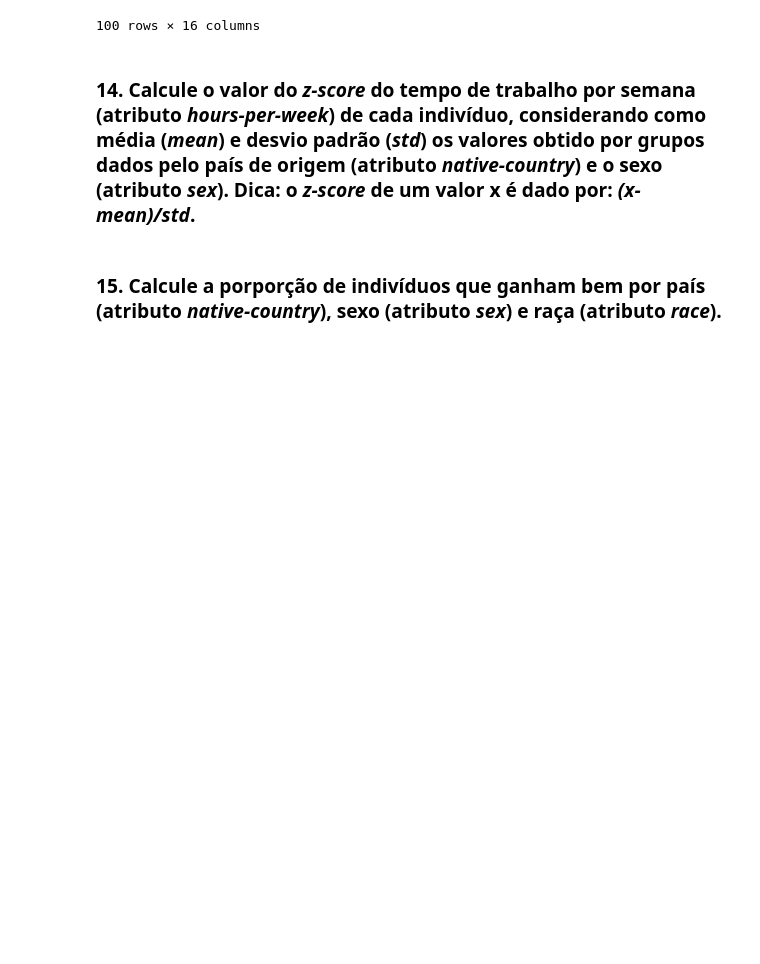
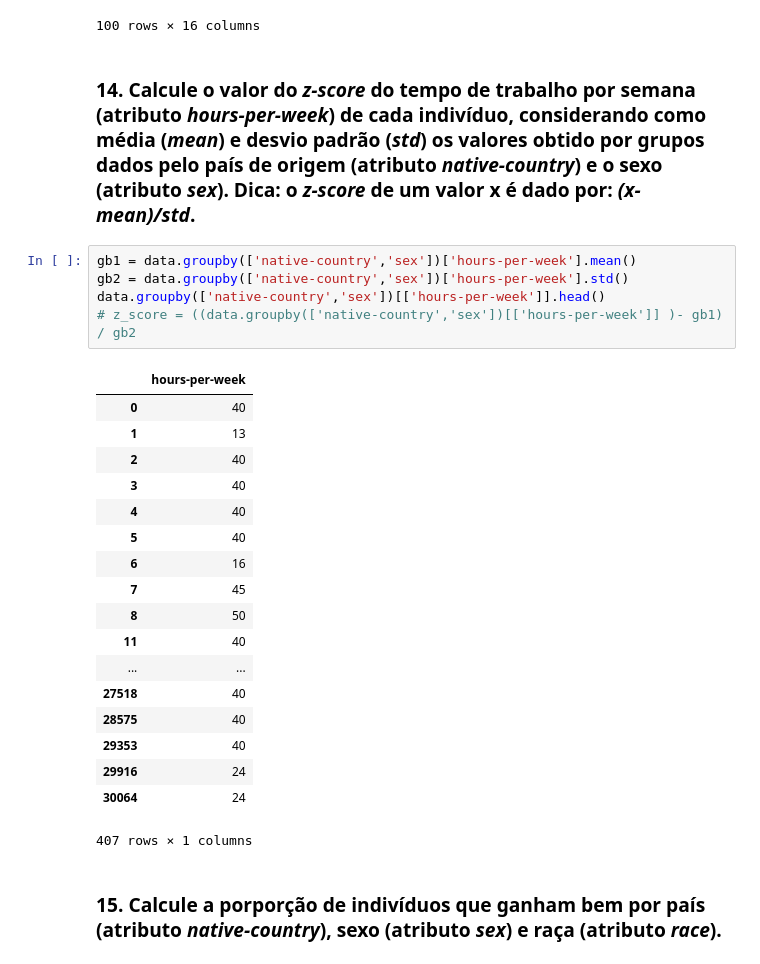
Before and after one commit to michaelfarias/ufc-data-science, a Jupyter notebook: trabalhos/trabalho2/Trabalho Pra&#769;tico - Pandas.ipynb, the cells around one changed output. Saved outputs shown, nothing was run; the diff lists cells and outputs as text; blank space fills up the shorter version.

```diff
--- a/trabalhos/trabalho2/Trabalho Pra&#769;tico - Pandas.ipynb
+++ b/trabalhos/trabalho2/Trabalho Pra&#769;tico - Pandas.ipynb
@@ -236,5 +236,29 @@ data.head(100)
 100 rows × 16 columns
 # %% [markdown]
 ### 14. Calcule o valor do *z-score* do tempo de trabalho por semana (atributo *hours-per-week*) de cada indivíduo, considerando como média (*mean*) e desvio padrão (*std*) os valores obtido por grupos dados pelo país de origem (atributo *native-country*) e o sexo (atributo *sex*). Dica: o *z-score* de um valor x é dado por:  *(x-mean)/std*.
+# %%
+gb1 = data.groupby(['native-country','sex'])['hours-per-week'].mean()
+gb2 = data.groupby(['native-country','sex'])['hours-per-week'].std()
+data.groupby(['native-country','sex'])[['hours-per-week']].head()
+# z_score = ((data.groupby(['native-country','sex'])[['hours-per-week']] )- gb1) / gb2
+# %% [output]
+|  | hours-per-week |
+| 0 | 40 |
+| 1 | 13 |
+| 2 | 40 |
+| 3 | 40 |
+| 4 | 40 |
+| 5 | 40 |
+| 6 | 16 |
+| 7 | 45 |
+| 8 | 50 |
+| 11 | 40 |
+| ... | ... |
+| 27518 | 40 |
+| 28575 | 40 |
+| 29353 | 40 |
+| 29916 | 24 |
+| 30064 | 24 |
+407 rows × 1 columns
 # %% [markdown]
 ### 15. Calcule a porporção de indivíduos que ganham bem por país (atributo *native-country*), sexo (atributo *sex*) e raça (atributo *race*).
```
Also changed, not shown: parts of 1 cell of this notebook.
